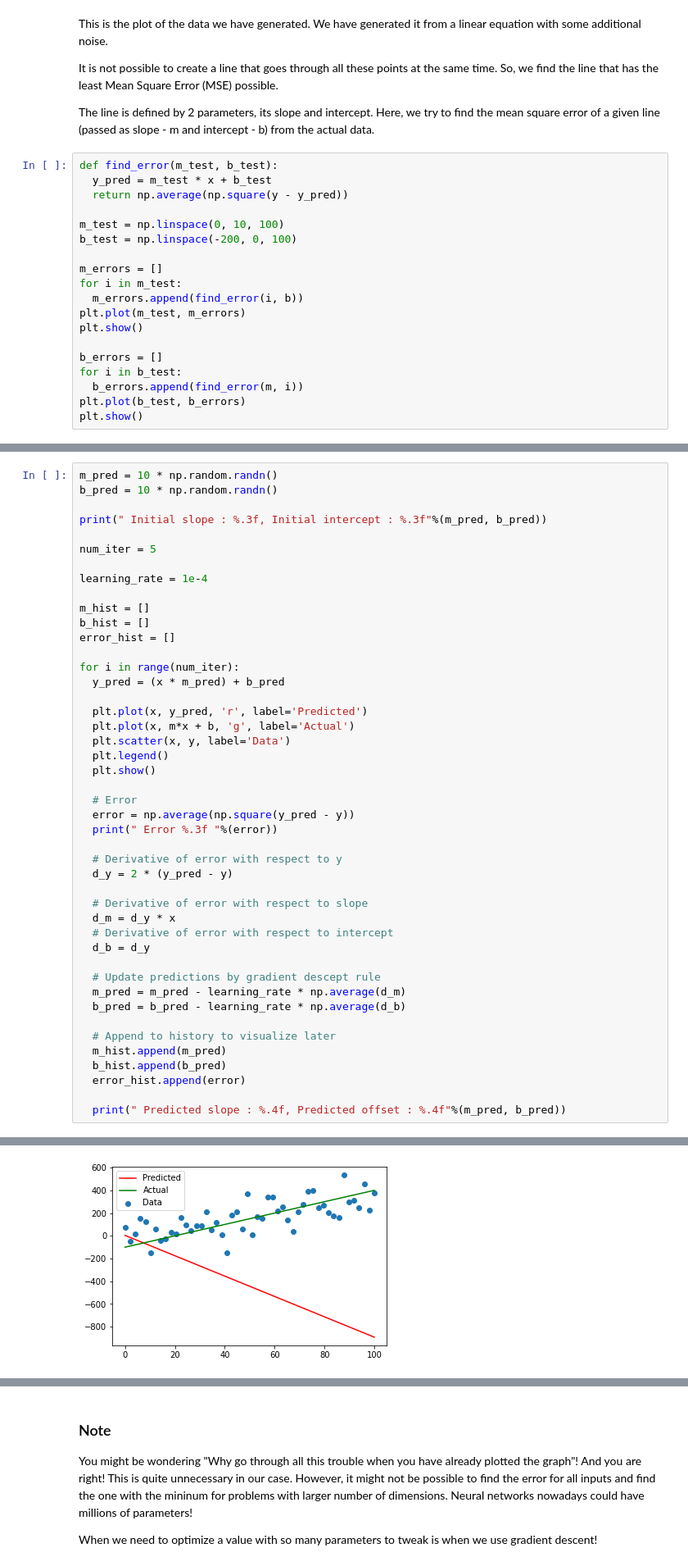
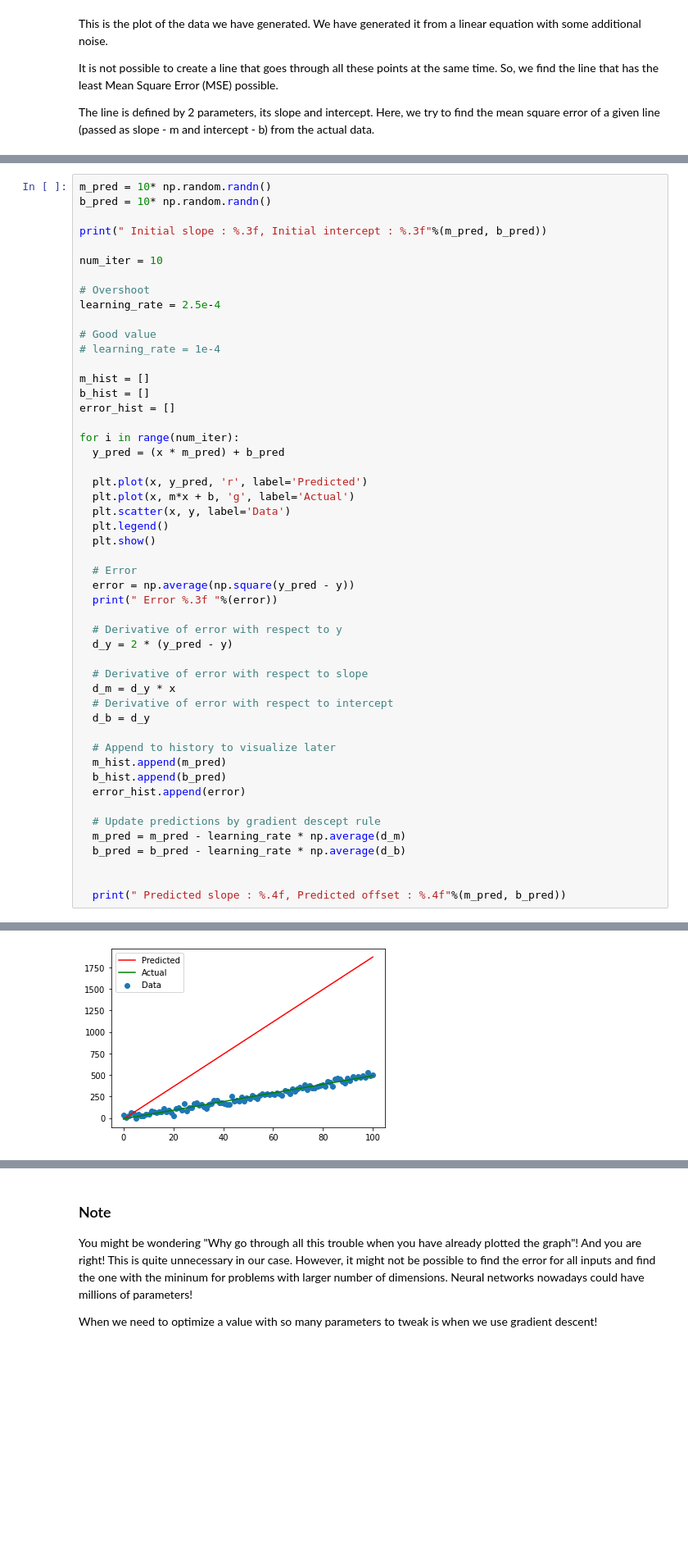
Before and after one commit to Ashwin-Rajesh/PyTorch_IEEE_2021, a Jupyter notebook: 1_LinearRegression.ipynb, the cells around one changed output, grey strips where cells are left out. Shown at 82% size. Cells and saved outputs as stored; diff of their text form; blank space fills up the shorter version.

```diff
--- a/1_LinearRegression.ipynb
+++ b/1_LinearRegression.ipynb
@@ -92,22 +96,3 @@ This is the plot of the data we have generated. We have generated it from a line
 It is not possible to create a line that goes through all these points at the same time. So, we find the line that has the least Mean Square Error (MSE) possible.
 
 The line is defined by 2 parameters, its slope and intercept. Here, we try to find the mean square error of a given line (passed as slope - m and intercept - b) from the actual data.
-# %%
-def find_error(m_test, b_test):
-  y_pred = m_test * x + b_test
-  return np.average(np.square(y - y_pred))
-
-m_test = np.linspace(0, 10, 100)
-b_test = np.linspace(-200, 0, 100)
-
-m_errors = []
-for i in m_test:
-  m_errors.append(find_error(i, b))
-plt.plot(m_test, m_errors)
-plt.show()
-
-b_errors = []
-for i in b_test:
-  b_errors.append(find_error(m, i))
-plt.plot(b_test, b_errors)
-plt.show()
@@ -117,12 +149,16 @@ plt.show()
 # %%
-m_pred = 10 * np.random.randn()
-b_pred = 10 * np.random.randn()
+m_pred = 10* np.random.randn()
+b_pred = 10* np.random.randn()
 
 print(" Initial slope : %.3f, Initial intercept : %.3f"%(m_pred, b_pred))
 
-num_iter = 5
+num_iter = 10
 
-learning_rate = 1e-4
+# Overshoot
+learning_rate = 2.5e-4
+
+# Good value
+# learning_rate = 1e-4
 
 m_hist = []
 b_hist = []
@@ -149,14 +185,15 @@ for i in range(num_iter):
   # Derivative of error with respect to intercept
   d_b = d_y
 
-  # Update predictions by gradient descept rule
-  m_pred = m_pred - learning_rate * np.average(d_m)
-  b_pred = b_pred - learning_rate * np.average(d_b)
-
   # Append to history to visualize later
   m_hist.append(m_pred)
   b_hist.append(b_pred)
   error_hist.append(error)
 
+  # Update predictions by gradient descept rule
+  m_pred = m_pred - learning_rate * np.average(d_m)
+  b_pred = b_pred - learning_rate * np.average(d_b)
+
+
   print(" Predicted slope : %.4f, Predicted offset : %.4f"%(m_pred, b_pred))
 # %% [output]
@@ -164 +201 @@ for i in range(num_iter):
-[figure, old version]
+[figure, new version]
```
Also changed, not shown: parts of 10 cells of this notebook.
